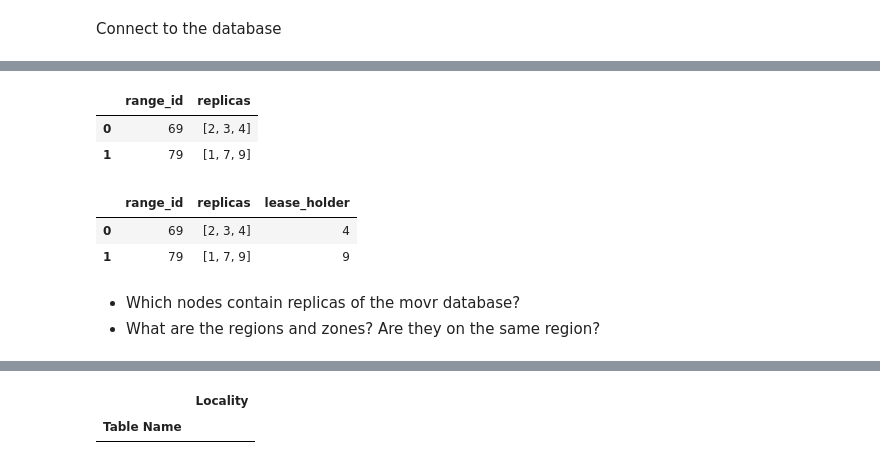
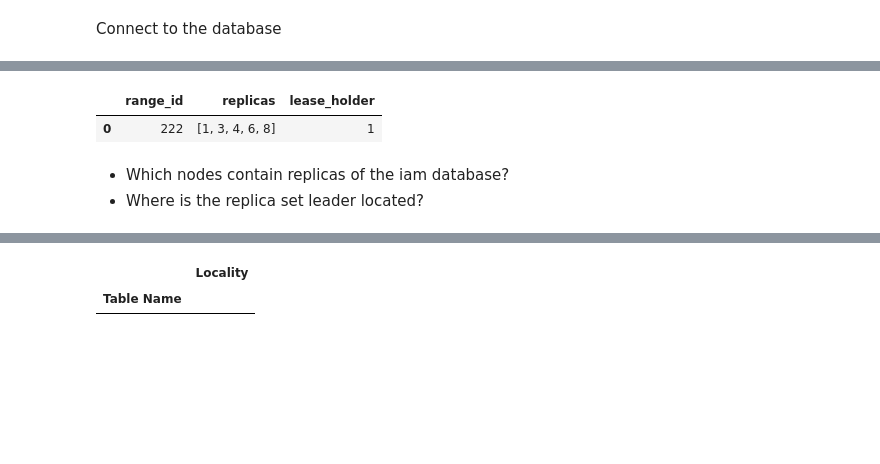
Before and after one commit to ainfanzon/Cockroach_IAM_Workshop, a Jupyter notebook: GCP_Colab_notebooks/Exercise_03.ipynb, the cells around one changed output, grey strips where cells are left out. Cells and saved outputs as stored; diff of their text form; code cells hidden in the pictures; blank space fills up the shorter version.

```diff
--- a/GCP_Colab_notebooks/Exercise_03.ipynb
+++ b/GCP_Colab_notebooks/Exercise_03.ipynb
@@ -165,9 +225,9 @@ from IPython.display import IFrame, display, HTML, Markdown
 pd.set_option('display.max_colwidth', None)
 
 conn = psycopg2.connect(
-        database = 'movr'
+        database = 'iam'
       , user = 'root'
-      , host = '35.235.99.125'                        # Use the GCP Compute Engine external IP address
+      , host = '34.222.180.182'
       , port = '26257'
       , sslmode = 'disable'
 )
@@ -253,31 +293,18 @@ Name: raw_config_sql
 </html>
 # %%
 cursor.execute("""
-SELECT range_id, replicas
-FROM [SHOW RANGES FROM TABLE users]
+SELECT range_id, replicas, lease_holder
+FROM [SHOW RANGES FROM TABLE iam_users WITH DETAILS]
 """)
 result_set = cursor.fetchall()
 df_result_set = pd.DataFrame(result_set, columns=[desc[0] for desc in cursor.description])
 df_result_set
 # %% [output]
-|  | range_id | replicas |
-| 0 | 69 | [2, 3, 4] |
-| 1 | 79 | [1, 7, 9] |
+|  | range_id | replicas | lease_holder |
+| 0 | 222 | [1, 3, 4, 6, 8] | 1 |
-# %%
-cursor.execute("""
-SELECT range_id, replicas, lease_holder
-FROM [SHOW RANGES FROM TABLE users WITH DETAILS]
-""")
-result_set = cursor.fetchall()
-df_result_set = pd.DataFrame(result_set, columns=[desc[0] for desc in cursor.description])
-df_result_set
-# %% [output]
-|  | range_id | replicas | lease_holder |
-| 0 | 69 | [2, 3, 4] | 4 |
-| 1 | 79 | [1, 7, 9] | 9 |
 # %% [markdown]
-- Which nodes contain replicas of the movr database?
-- What are the regions and zones? Are they on the same region?
+- Which nodes contain replicas of the iam database?
+- Where is the replica set leader located?
 # %% [markdown]
 ---
 
```
Also changed, not shown: parts of 8 cells of this notebook.
